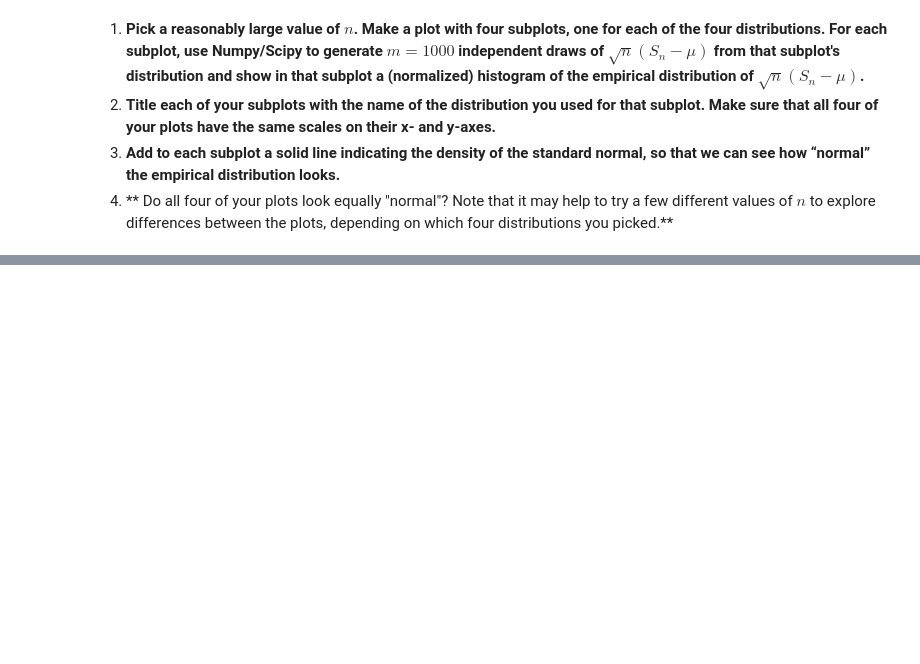
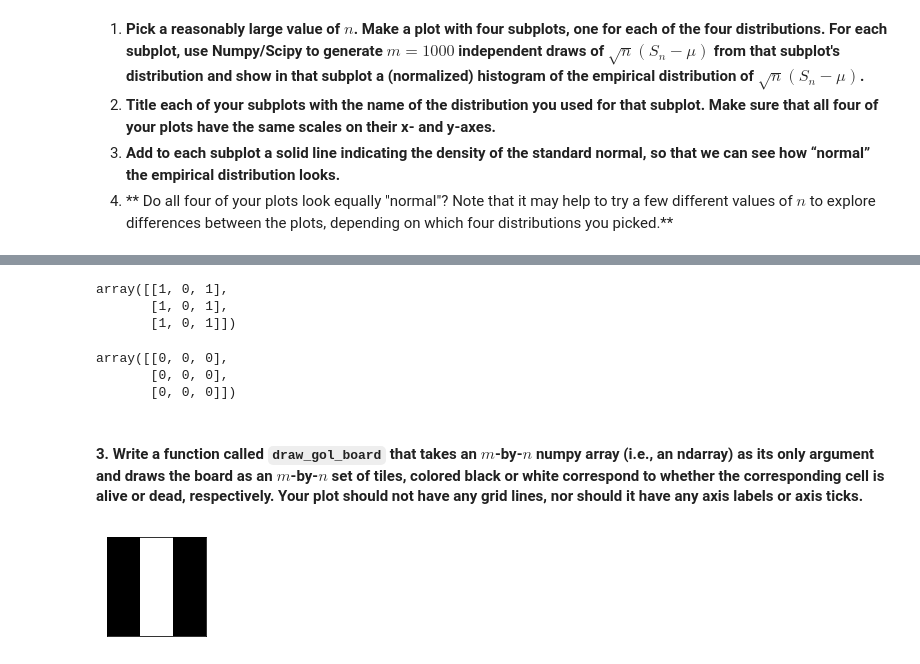
Before and after one commit to spoonertaylor/STATS_701, a Jupyter notebook: HW6 numpy and matplotlib/spoonert.hw6.ipynb, the cells around one changed output, grey strips where cells are left out. Drawn from its saved outputs; the diff is of its cells as text; code cells hidden in the pictures; blank space fills up the shorter version.

```diff
--- a/HW6 numpy and matplotlib/spoonert.hw6.ipynb
+++ b/HW6 numpy and matplotlib/spoonert.hw6.ipynb
@@ -62,0 +194,17 @@ plt.show()
+# %%
+import numpy as np
+def is_valid_board(board):
+    '''Takes a m x n Game of Life board. Checks whether or not the board is valid.'''
+    # First check if a np.ndarry
+    if not isinstance(board, np.ndarray):
+        return False
+    # Now check that it is 2D
+    elif len(board.shape) != 2:
+        return False
+    # Now check that all the entries are either 0 or 1
+    # Use logical or to check if each entry is either 0 or 1
+    # then use all to check they are all true
+    elif not np.all(np.logical_or(board == 0.0, board == 1.0) == True):
+        return False
+    else:
+        return True
@@ -62,0 +288,39 @@ plt.show()
+# %%
+board = np.reshape(np.array([1,0,1,1,0,1,1,0,1]), (3,3))
+board
+# %% [output]
+array([[1, 0, 1],
+       [1, 0, 1],
+       [1, 0, 1]])
+# %%
+rtrn_board = gol_step(board)
+rtrn_board
+# %% [output]
+array([[0, 0, 0],
+       [0, 0, 0],
+       [0, 0, 0]])
+# %% [markdown]
+#### 3. Write a function called `draw_gol_board` that takes an $m$-by-$n$ numpy array (i.e., an ndarray) as its only argument and draws the board as an $m$-by-$n$ set of tiles, colored black or white correspond to whether the corresponding cell is alive or dead, respectively. Your plot should not have any grid lines, nor should it have any axis labels or axis ticks.
+# %%
+def draw_gol_board(board):
+    # Error check
+    if not is_valid_board(board):
+        raise TypeError("The argument must be a valid Game of Life board.")
+    # if all the elements of the board are all 1, just plot all black
+    if np.all(board==1):
+        f, axarr = plt.subplots(board.shape[0], board.shape[1], gridspec_kw = {'wspace':0, 'hspace':0})
+        for i, ax in enumerate(f.axes):
+            ax.patch.set_facecolor('black')
+            ax.get_xaxis().set_visible(False)
+            ax.get_yaxis().set_visible(False)
+        plt.show()
+    # If not of all ones, imshow can create the proper tiles
+    else:
+        plt.imshow(board, cmap='Greys')
+        plt.xticks([])
+        plt.yticks([])
+        plt.show()
+# %%
+draw_gol_board(board)
+# %% [output]
+[figure, added]
```
Also changed, not shown: parts of 36 cells of this notebook.
